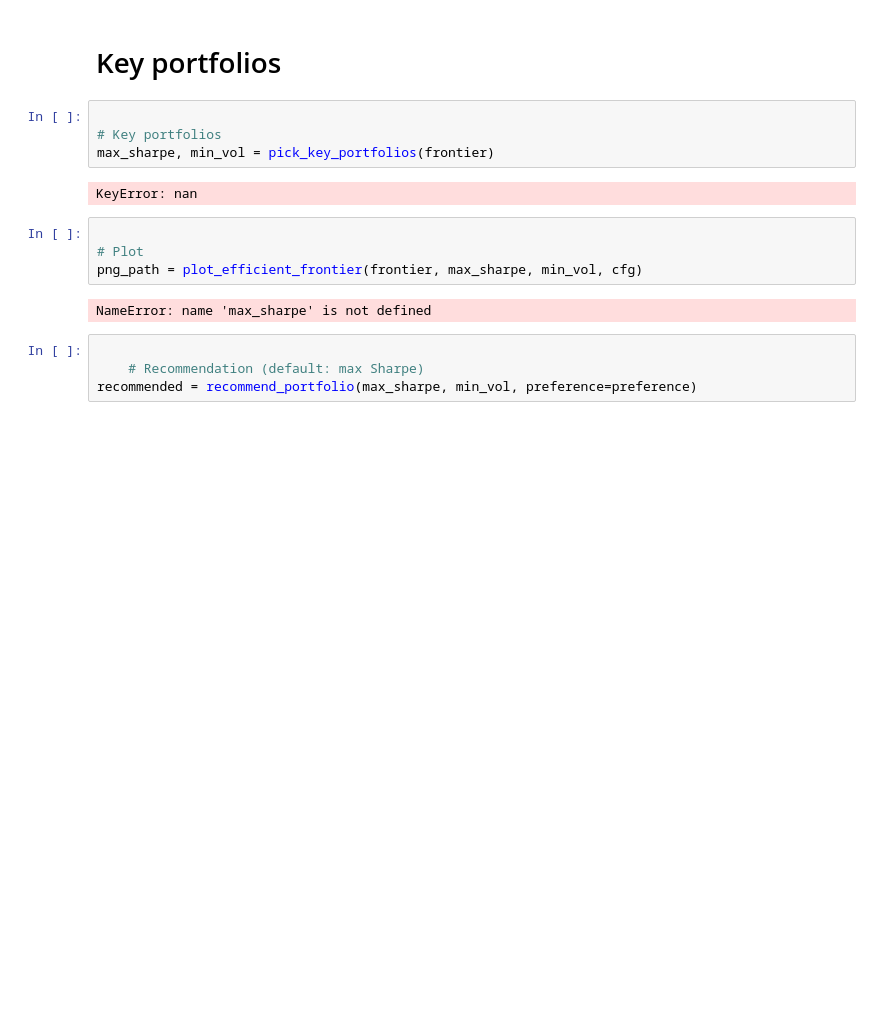
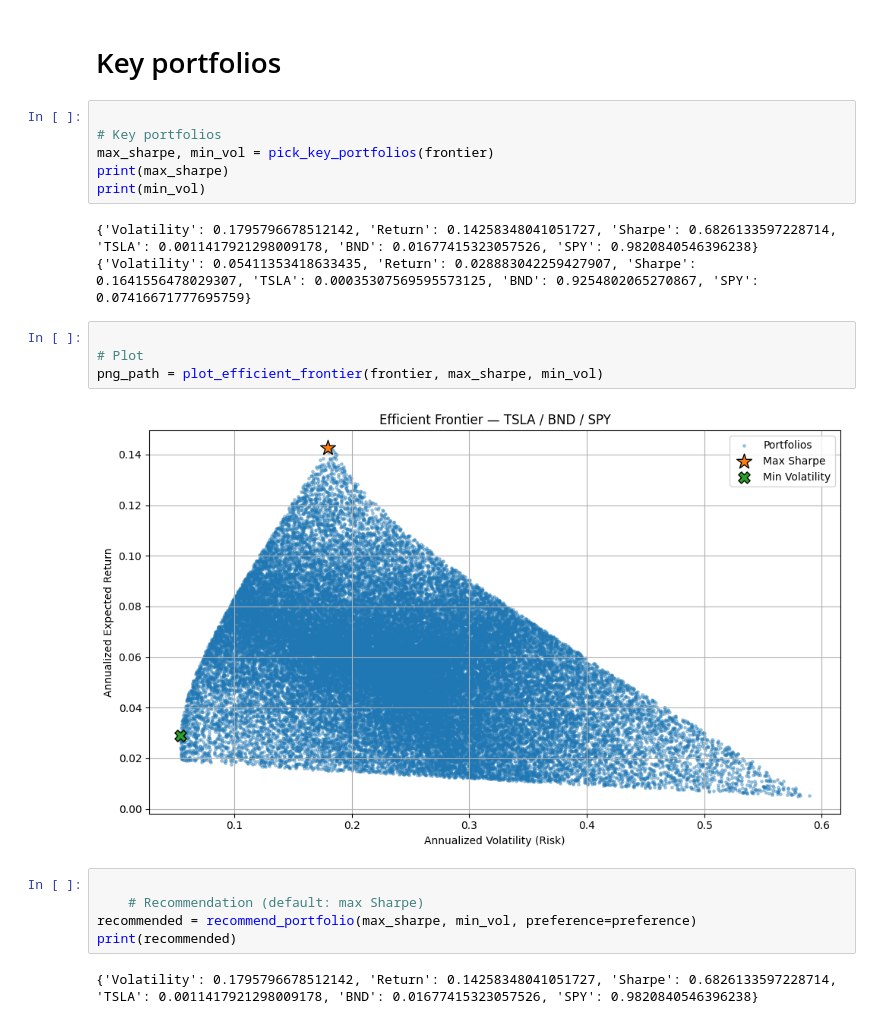
Before and after one commit to nanecha/Time-Series-Forecasting-for-Portfolio-Management-Optimization-, a Jupyter notebook: notebooks/portfolio_optimization.ipynb, the cells around one changed output. Drawn from its saved outputs; the diff is of its cells as text; blank space fills up the shorter version.

```diff
--- a/notebooks/portfolio_optimization.ipynb
+++ b/notebooks/portfolio_optimization.ipynb
@@ -157,18 +156,24 @@ frontier.head()
 
 # Key portfolios
 max_sharpe, min_vol = pick_key_portfolios(frontier)
+print(max_sharpe)
+print(min_vol)
 # %% [output]
-KeyError: nan
+{'Volatility': 0.1795796678512142, 'Return': 0.14258348041051727, 'Sharpe': 0.6826133597228714, 'TSLA': 0.0011417921298009178, 'BND': 0.01677415323057526, 'SPY': 0.9820840546396238}
+{'Volatility': 0.05411353418633435, 'Return': 0.028883042259427907, 'Sharpe': 0.1641556478029307, 'TSLA': 0.00035307569595573125, 'BND': 0.9254802065270867, 'SPY': 0.07416671777695759}
 # %%
 
 # Plot
-png_path = plot_efficient_frontier(frontier, max_sharpe, min_vol, cfg)
+png_path = plot_efficient_frontier(frontier, max_sharpe, min_vol)
 # %% [output]
-NameError: name 'max_sharpe' is not defined
+[figure, added]
 # %%
 
     # Recommendation (default: max Sharpe)
 recommended = recommend_portfolio(max_sharpe, min_vol, preference=preference)
+print(recommended)
+# %% [output]
+{'Volatility': 0.1795796678512142, 'Return': 0.14258348041051727, 'Sharpe': 0.6826133597228714, 'TSLA': 0.0011417921298009178, 'BND': 0.01677415323057526, 'SPY': 0.9820840546396238}
 # %%
 
     # Write summaries
```
Also changed, not shown: parts of 6 cells of this notebook.
